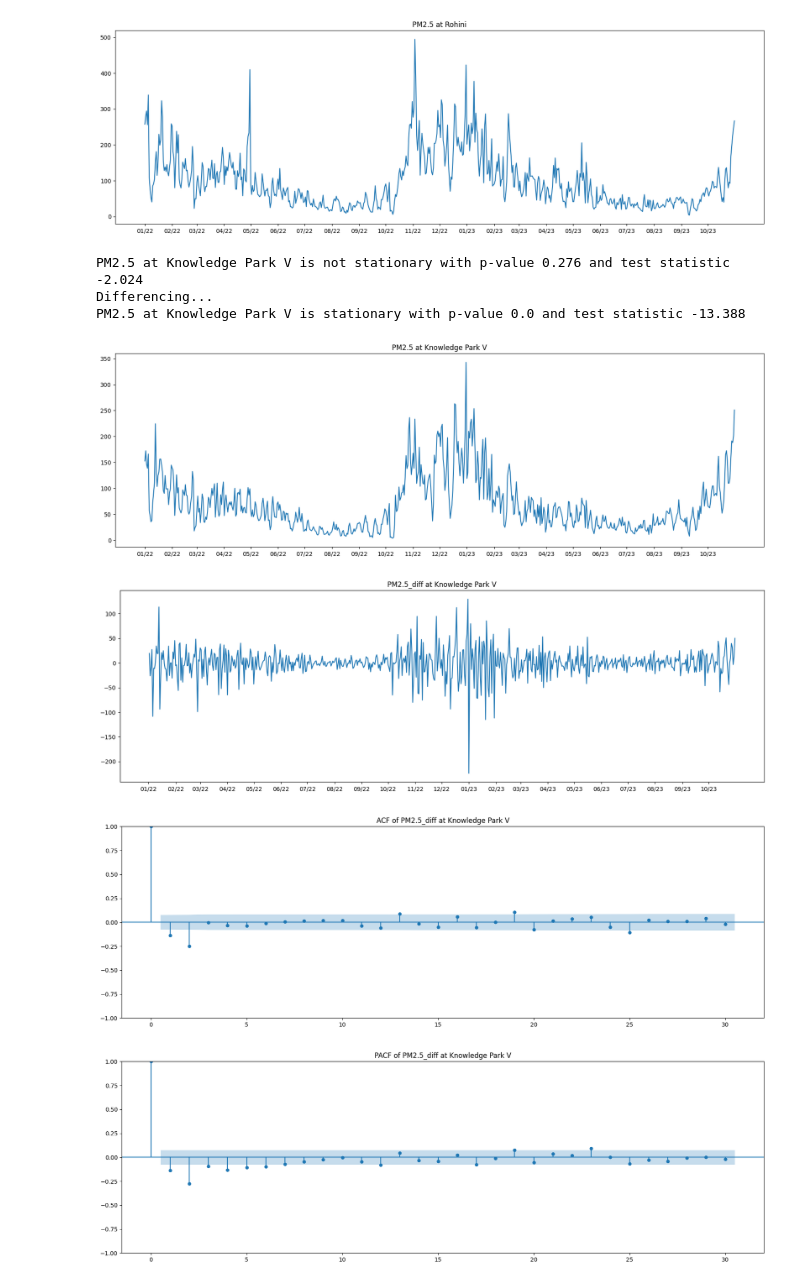
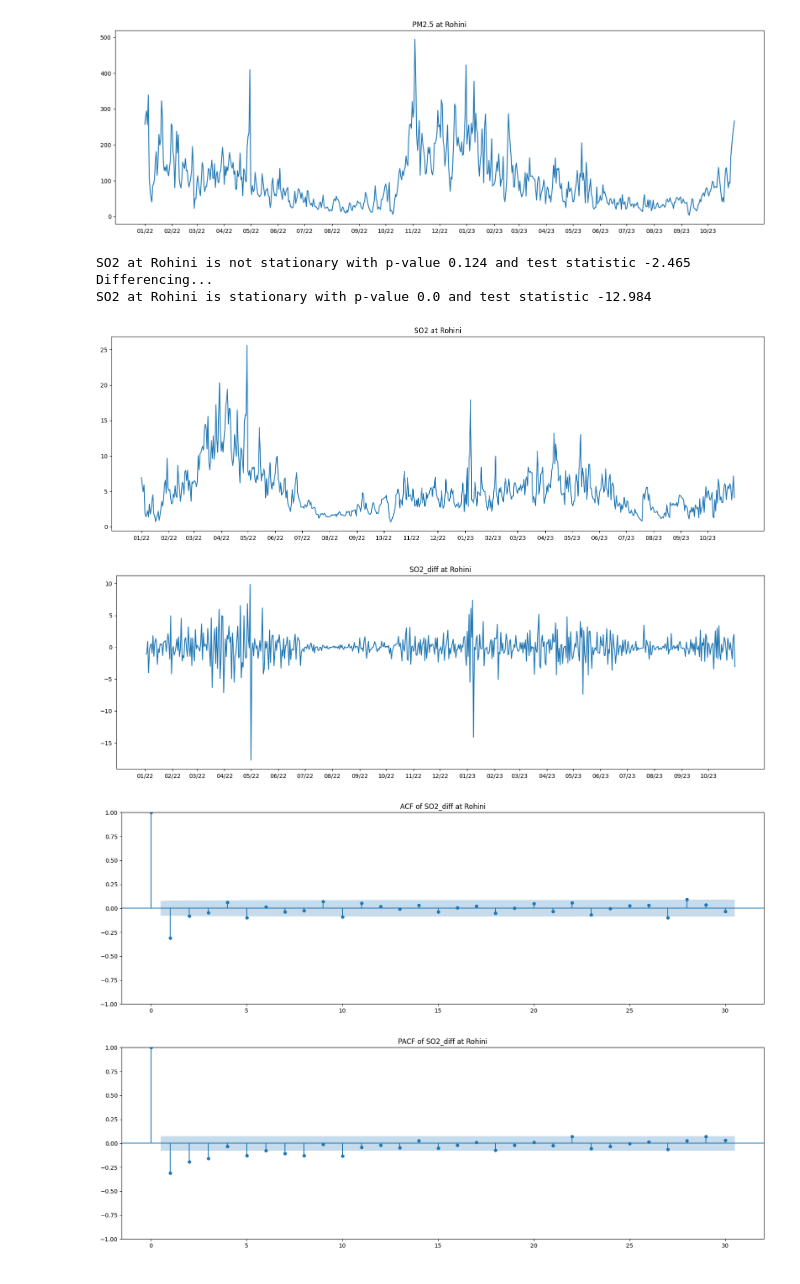
Before and after one commit to waitasecant/tsa, a Jupyter notebook: main.ipynb, the cells around one changed output. Cells and saved outputs as stored; diff of their text form; code cells hidden in the pictures.

```diff
--- a/main.ipynb
+++ b/main.ipynb
@@ -102,8 +164,29 @@ def plot_cf(df, var, type, lags = 30, diff=False):
 #         st.append(test_stationarity(df,site, var)[0])
 #     print(st)
 # %%
-def main(df, site, var, lags=30):
-    diff, temp = test_stationarity(df,site, var, verbose=1)
+def main(df : pd.DataFrame, site : str, var : str, lags : int=30):
+    '''
+    Prints the result of `test_stationarity()` and plots the time series (also, differnced, if done)
+    and both ACF and PACF correlograms for a given site and variable.
+
+    Parameters
+    ----------
+    df : Pandas DataFrame
+        The dataframe containing the time-series data
+    site : string
+        The name of the site
+    var : string
+        The name of pollutant variable
+    type : {'acf', 'pacf'}
+        The type of correlogram to plot
+    lags : int, optional
+        The number of lags to plot, by default 30.
+
+    Returns
+    -------
+    None
+    '''
+    diff, temp = test_stationarity(df,site, var, verbose=True)
     if diff:
         plot_ts(df, site, var)
         plot_ts(temp, site, var, diff=diff)
@@ -113,14 +196,14 @@ def main(df, site, var, lags=30):
         plot_ts(df, site, var)
         plot_cf(temp, var, 'acf', lags=lags, diff=diff)
         plot_cf(temp, var, 'pacf', lags=lags, diff=diff)
-# %%
-main(df, 'Knowledge Park V', 'PM2.5')
-# %% [output]
-PM2.5 at Knowledge Park V is not stationary with p-value 0.276 and test statistic -2.024
-Differencing...
-PM2.5 at Knowledge Park V is stationary with p-value 0.0 and test statistic -13.388
-[figure, removed]
-[figure, removed]
-[figure, removed]
-[figure, removed]
+# %%
+main(df, 'Rohini', 'SO2')
+# %% [output]
+SO2 at Rohini is not stationary with p-value 0.124 and test statistic -2.465
+Differencing...
+SO2 at Rohini is stationary with p-value 0.0 and test statistic -12.984
+[figure, added]
+[figure, added]
+[figure, added]
+[figure, added]
 # %%
```
Also changed, not shown: parts of 11 cells of this notebook.
